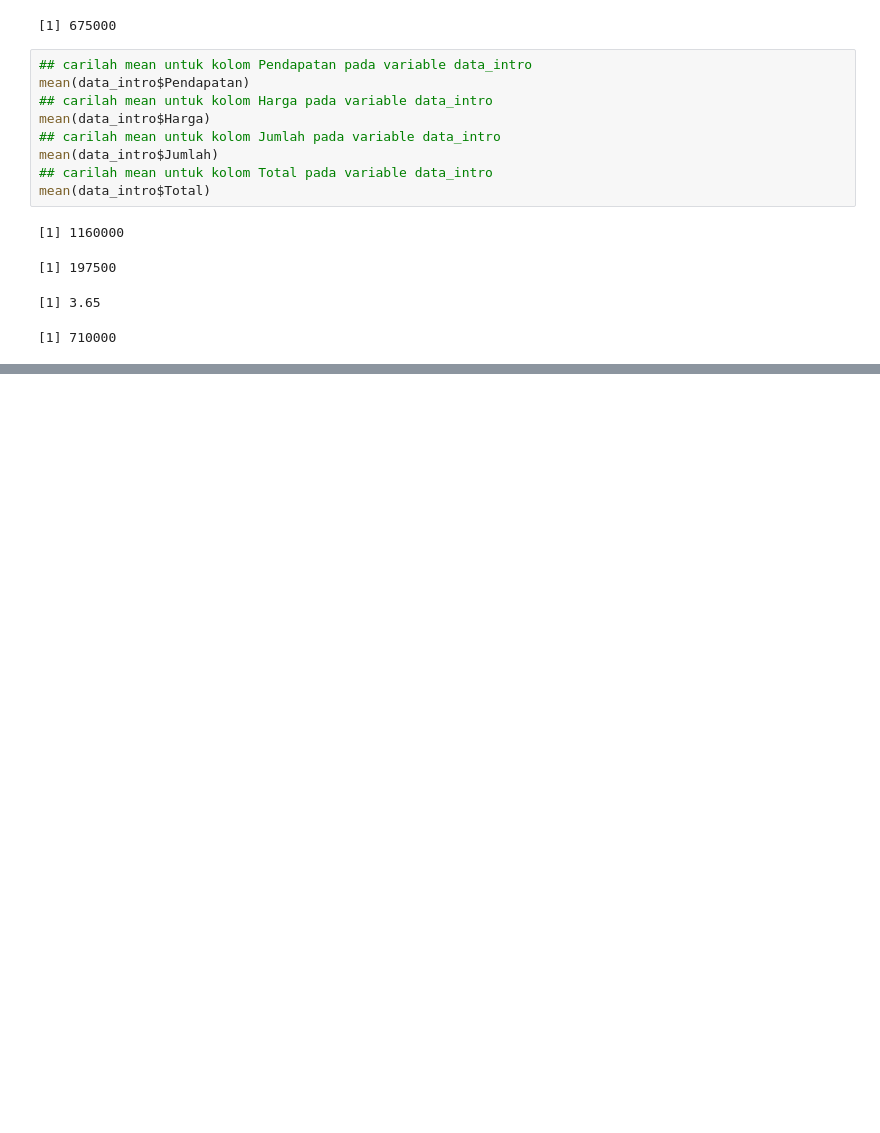
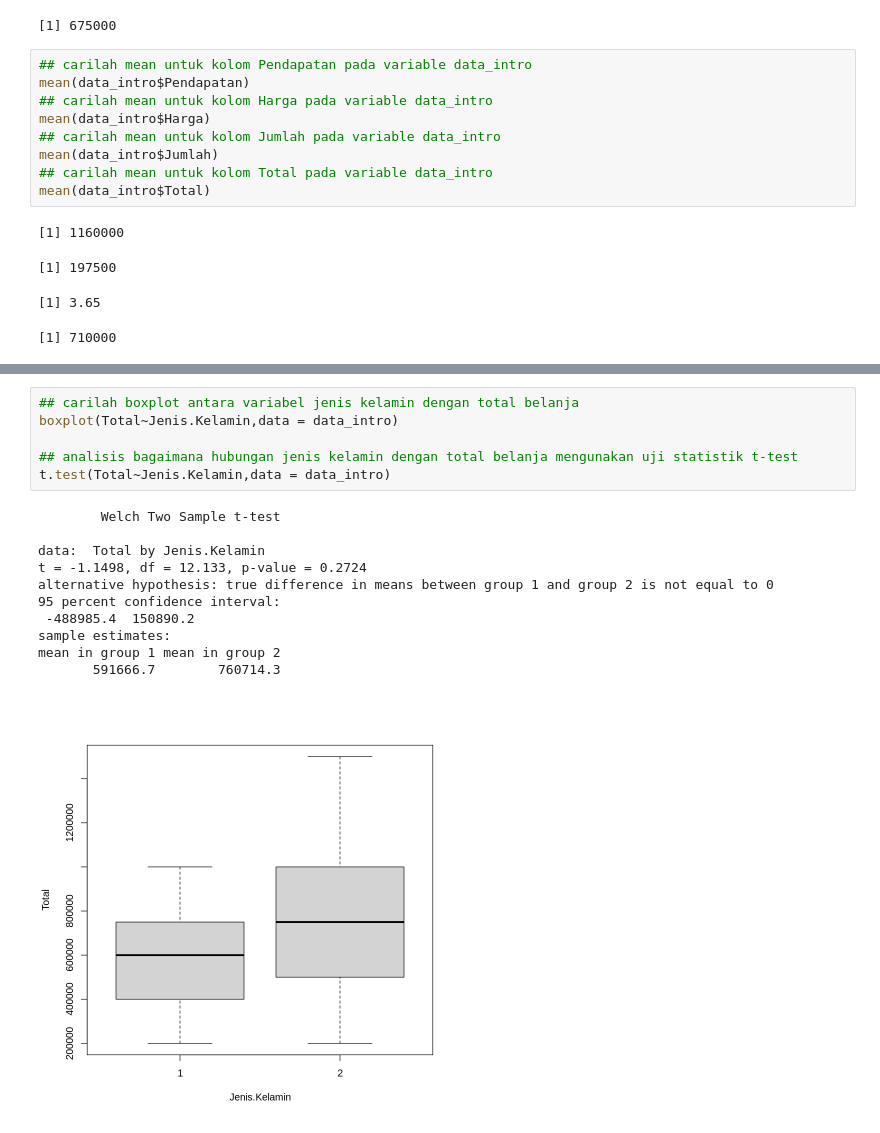
Before and after one commit to matapandax/R-for-Data-Science, a Jupyter notebook: Statistics_using_R_for_Data_Science.ipynb, the cells around one changed output, grey strips where cells are left out. Drawn from its saved outputs; the diff is of its cells as text; blank space fills up the shorter version.

```diff
--- a/Statistics_using_R_for_Data_Science.ipynb
+++ b/Statistics_using_R_for_Data_Science.ipynb
@@ -118,0 +219,18 @@ mean(data_intro$Total)
+# %%
+## carilah boxplot antara variabel jenis kelamin dengan total belanja
+boxplot(Total~Jenis.Kelamin,data = data_intro)
+
+## analisis bagaimana hubungan jenis kelamin dengan total belanja mengunakan uji statistik t-test
+t.test(Total~Jenis.Kelamin,data = data_intro)
+# %% [output]
+        Welch Two Sample t-test
+
+data:  Total by Jenis.Kelamin
+t = -1.1498, df = 12.133, p-value = 0.2724
+alternative hypothesis: true difference in means between group 1 and group 2 is not equal to 0
+95 percent confidence interval:
+ -488985.4  150890.2
+sample estimates:
+mean in group 1 mean in group 2
+       591666.7        760714.3
+[figure, added]
```
Also changed, not shown: parts of 8 cells of this notebook.
